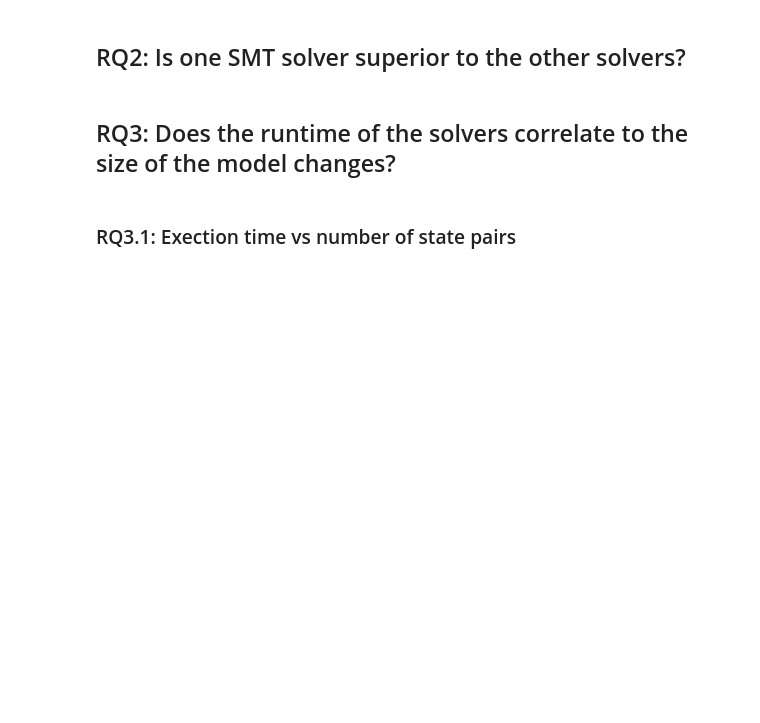
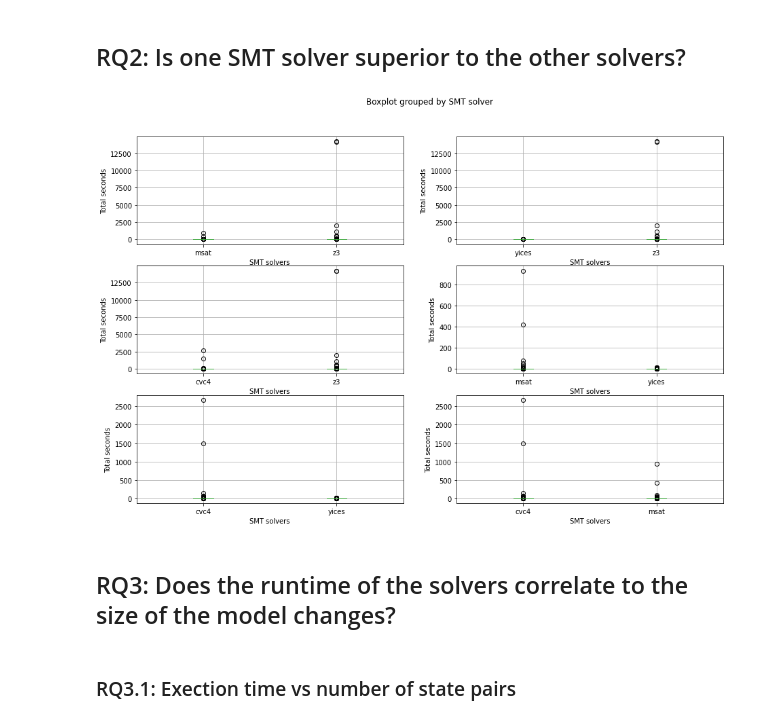
Before and after one commit to GianniM123/ResearchInternship, a Jupyter notebook: statistics/statistics.ipynb, the cells around one changed output. Drawn from its saved outputs; the diff is of its cells as text; code cells hidden in the pictures; blank space fills up the shorter version.

```diff
--- a/statistics/statistics.ipynb
+++ b/statistics/statistics.ipynb
@@ -44,2 +43,33 @@ None
 # %% [markdown]
 ## RQ2: Is one SMT solver superior to the other solvers?
+# %%
+finshed_settings_frame = big_dataframe[(big_dataframe['incoming time'] + big_dataframe['outgoing time']) < finish_time.total_seconds()]
+finshed_settings_frame.insert(3,"total seconds", [ (i+j) for i,j in zip(finshed_settings_frame['incoming time'], finshed_settings_frame['outgoing time'])])
+
+average = finshed_settings_frame.groupby(["reference version", "updated version", "SMT solver"]).mean().reset_index()
+sample_set = average[["reference version", "updated version", "SMT solver","total seconds"]]
+
+sample_set.insert(2, "count", sample_set.groupby(["reference version", "updated version"])["SMT solver"].transform("count"))
+
+only_finished = sample_set[sample_set["count"] == 4][["reference version", "updated version", "SMT solver","total seconds"]]
+
+fig, axes = plt.subplots(nrows=3,ncols=2)
+fig.set_size_inches(15, 10)
+
+def show_finished_box_plot(solver1, solver2, ax):
+    only_finished[(only_finished["SMT solver"] == solver1) | (only_finished["SMT solver"] == solver2)].boxplot(by="SMT solver", figsize=(15,5), ax=ax)
+    ax.set_xlabel("SMT solvers")
+    ax.set_ylabel("Total seconds")
+    ax.set_title("")
+
+
+show_finished_box_plot("z3", "msat", axes[0,0])
+show_finished_box_plot("z3", "yices", axes[0,1])
+show_finished_box_plot("z3", "cvc4", axes[1,0])
+
+show_finished_box_plot("yices", "msat", axes[1,1])
+show_finished_box_plot("yices", "cvc4", axes[2,0])
+
+show_finished_box_plot("msat", "cvc4", axes[2,1])
+# %% [output]
+[figure, added]
```
Also changed, not shown: parts of 6 cells of this notebook.
